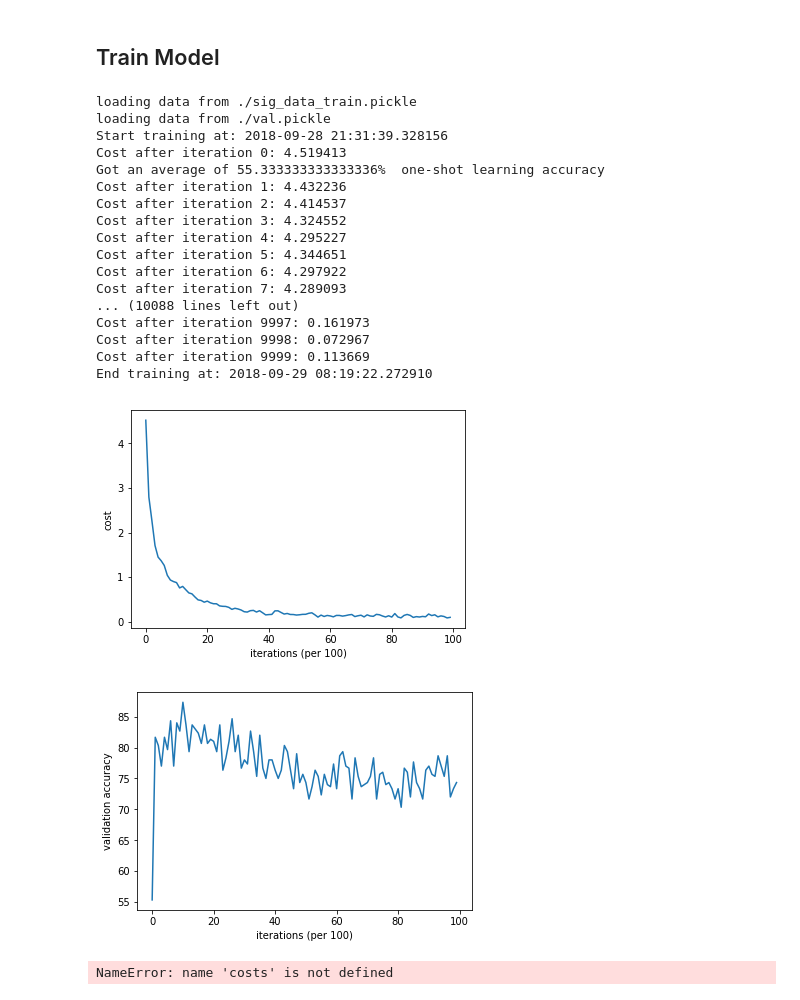
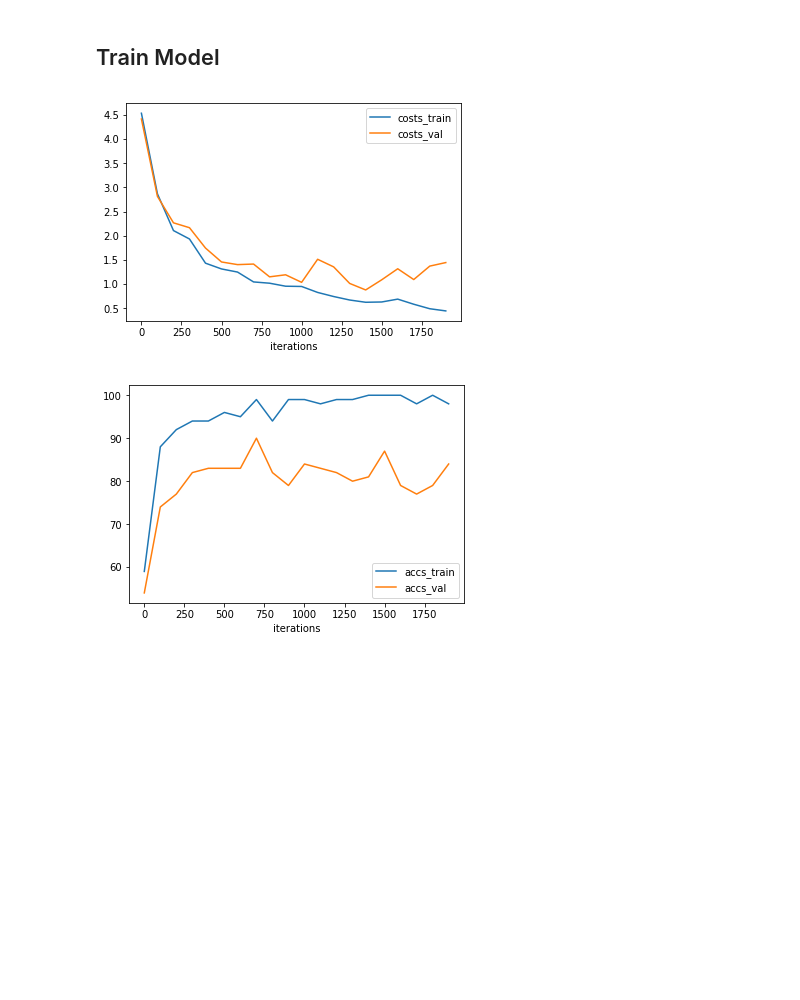
Before and after one commit to justshot/keras-oneshot, a Jupyter notebook: SiameseNet_Signature.ipynb, the cells around one changed output. Cells and saved outputs as stored; diff of their text form; code cells hidden in the pictures; blank space fills up the shorter version.

```diff
--- a/SiameseNet_Signature.ipynb
+++ b/SiameseNet_Signature.ipynb
@@ -349,30 +339,21 @@ plot_batch_task(pairs)
 NameError: name 'loader' is not defined
 # %% [markdown]
 ## Train Model
-# %%
-train_model()
-# %% [output]
-loading data from ./sig_data_train.pickle
-loading data from ./val.pickle
-Start training at: 2018-09-28 21:31:39.328156
-Cost after iteration 0: 4.519413
-Got an average of 55.333333333333336%  one-shot learning accuracy
-Cost after iteration 1: 4.432236
-Cost after iteration 2: 4.414537
-Cost after iteration 3: 4.324552
-Cost after iteration 4: 4.295227
-Cost after iteration 5: 4.344651
-Cost after iteration 6: 4.297922
-Cost after iteration 7: 4.289093
-... (10088 lines left out)
-Cost after iteration 9997: 0.161973
-Cost after iteration 9998: 0.072967
-Cost after iteration 9999: 0.113669
-End training at: 2018-09-29 08:19:22.272910
-[figure, removed]
-[figure, removed]
-# %%
-    with open("costs_val_accs.pickle", "wb") as f:
-        pickle.dump((costs,val_accs),f)
-# %% [output]
-NameError: name 'costs' is not defined
+# %%
+# costs_train, costs_val, accs_train, accs_val = train_model(2000,100)
+# accuracy_1 = [98,80,72,10,24]
+# accuracy_2 = [12,80,12,19,33]
+# accuracy_series = {
+#         "train": accuracy_1,
+#         "val": accuracy_2
+# }
+# pltutils.plot(accuracy_series, 3)
+pltutils.plot({"costs_train":costs_train,
+                   "costs_val":costs_val
+                  }, 100)
+pltutils.plot({"accs_train":accs_train,
+                   "accs_val":accs_val
+                  }, 100)
+# %% [output]
+[figure, added]
+[figure, added]
```
Also changed, not shown: parts of 5 cells of this notebook, 1 other file.
